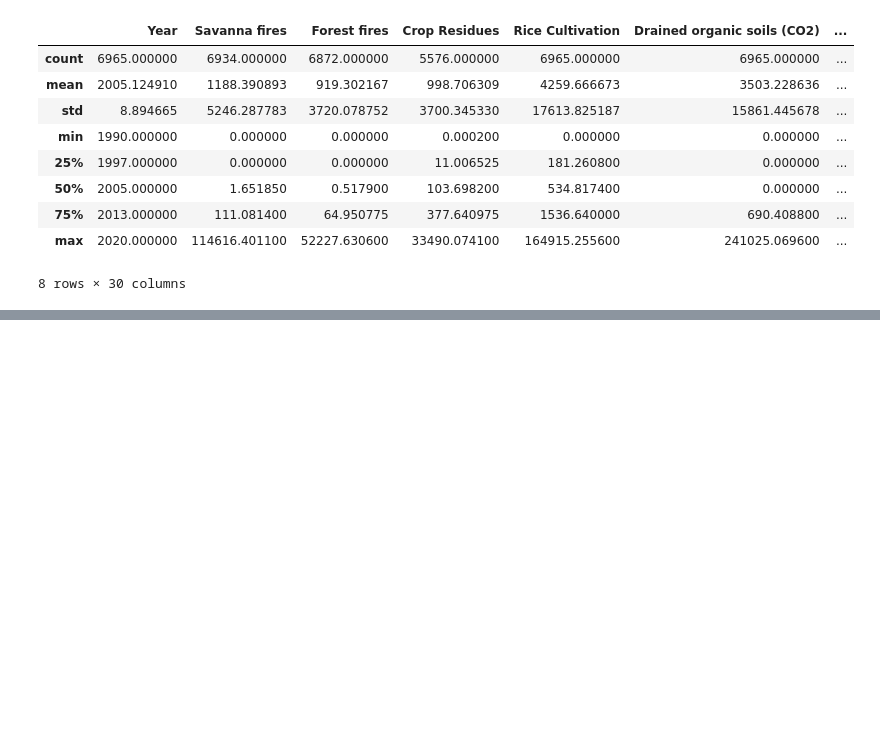
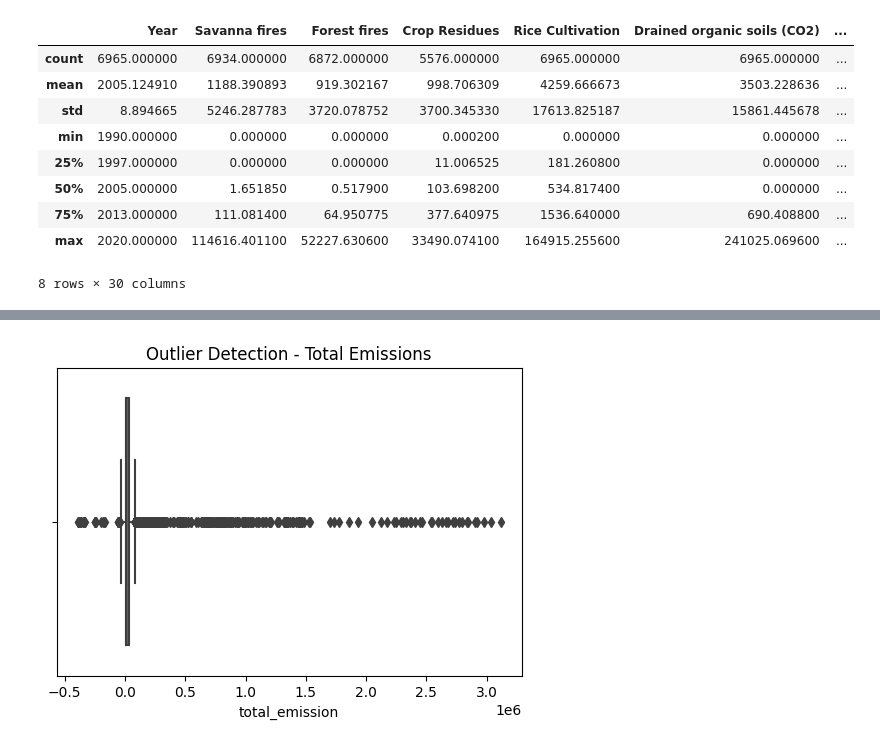
Before and after one commit to ShaileshPoojary/ML-based-Forecasting-and-Analysis-of-Agri-Food-CO-Emissions, a Jupyter notebook: forecasting-and-analysis-of-agri-food-co2-emission.ipynb, the cells around one changed output, grey strips where cells are left out. Cells and saved outputs as stored; diff of their text form; code cells hidden in the pictures; blank space fills up the shorter version.

```diff
--- a/forecasting-and-analysis-of-agri-food-co2-emission.ipynb
+++ b/forecasting-and-analysis-of-agri-food-co2-emission.ipynb
@@ -53,0 +113,25 @@ df.describe()
+# %%
+from sklearn.preprocessing import StandardScaler
+
+# Separate numeric and non-numeric columns
+numeric_cols = df.select_dtypes(include=['float64', 'int64']).columns
+non_numeric_cols = df.select_dtypes(exclude=['float64', 'int64']).columns
+
+df[numeric_cols] = df[numeric_cols].fillna(df[numeric_cols].mean())
+test_df =df[numeric_cols]
+
+# Check for outliers in total_emission
+plt.figure(figsize=(6,4))
+sns.boxplot(x=test_df['total_emission'])
+plt.title("Outlier Detection - Total Emissions")
+plt.show()
+
+# Standardize numeric features (except target column)
+features = test_df.drop(columns=['total_emission'])
+scaler = StandardScaler()
+scaled_features = scaler.fit_transform(features)
+
+df_scaled = pd.DataFrame(scaled_features, columns=features.columns)
+df_scaled['total_emission'] = test_df['total_emission']
+# %% [output]
+[figure, added]
```
Also changed, not shown: parts of 7 cells of this notebook.
